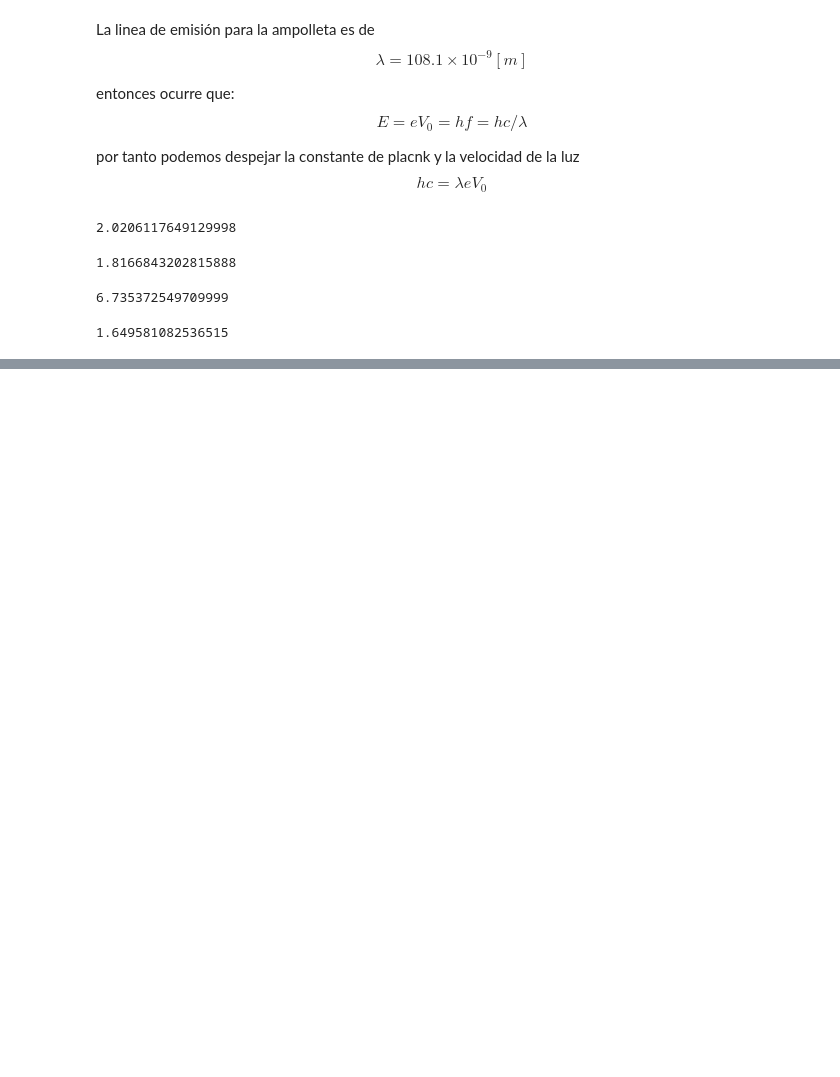
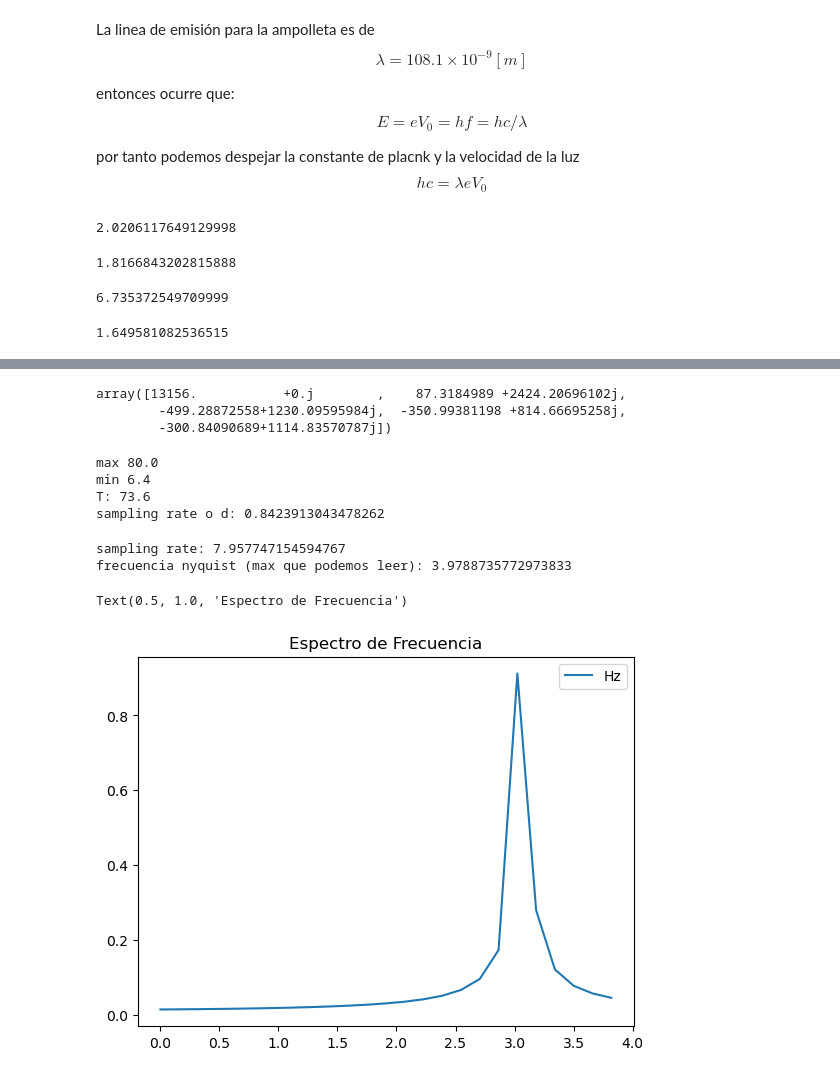
Before and after one commit to fbientrigo/lab_fisica, a Jupyter notebook: Lab 4/Hertz/mainHertz_ver02.ipynb, the cells around one changed output, grey strips where cells are left out. Drawn from its saved outputs; the diff is of its cells as text; code cells hidden in the pictures; blank space fills up the shorter version.

```diff
--- a/Lab 4/Hertz/mainHertz_ver02.ipynb
+++ b/Lab 4/Hertz/mainHertz_ver02.ipynb
@@ -213,0 +234,58 @@ realh = 6.62607015
+# %%
+x = df1.V.values
+y = df1.I.values
+
+ck = np.fft.fft(y)
+#y_rec = np.fft.irfft(ck)
+ck[:5]
+# %% [output]
+array([13156.           +0.j        ,    87.3184989 +2424.20696102j,
+        -499.28872558+1230.09595984j,  -350.99381198 +814.66695258j,
+        -300.84090689+1114.83570787j])
+# %%
+# cual es mi intervalo de datos
+print('max',np.max(x))
+print('min',np.min(x))
+T = np.max(x) - np.min(x)
+print('T:', T)
+
+print('sampling rate o d:', N/T)
+# %% [output]
+max 80.0
+min 6.4
+T: 73.6
+sampling rate o d: 0.8423913043478262
+# %%
+
+# y = 1*np.sin(2*np.pi* 3*x) + 2*np.cos(2*np.pi* 5*x)
+t = np.linspace(0, 2* np.pi, 50)
+T = np.max(t) - np.min(t)
+
+f = 1 / T
+# y = np.sin(2*np.pi*8*x)
+# y = np.cos(8*x)
+y = np.exp(1j*2*np.pi* 3 * t)
+
+# datos
+data = y
+N = len(y)
+
+print('sampling rate:', N/T)
+print('frecuencia nyquist (max que podemos leer):', N/2/T)
+
+# fourier transform
+ft = np.fft.fft(data)
+mgft = abs(ft) / N
+
+fVals = np.fft.fftfreq( len(data) ) * N / T
+
+# hasta la 2da
+plt.plot(fVals[:int(len(mgft)/2)], mgft[:int(len(mgft)/2)], label='Hz')
+
+plt.legend()
+plt.title('Espectro de Frecuencia')
+# %% [output]
+sampling rate: 7.957747154594767
+frecuencia nyquist (max que podemos leer): 3.9788735772973833
+Text(0.5, 1.0, 'Espectro de Frecuencia')
+[figure, added]
```
Also changed, not shown: parts of 7 cells of this notebook, 4 other files.
